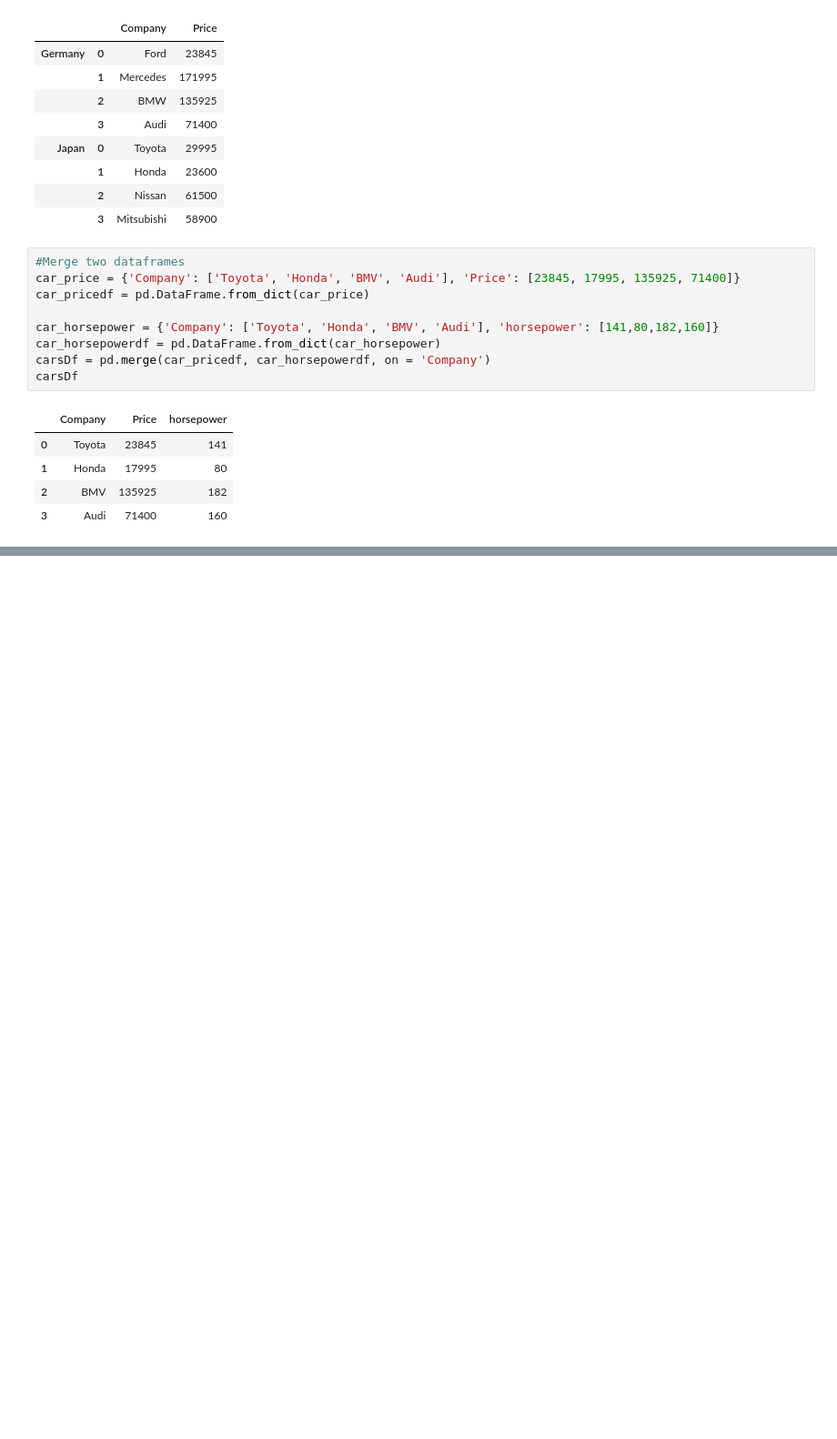
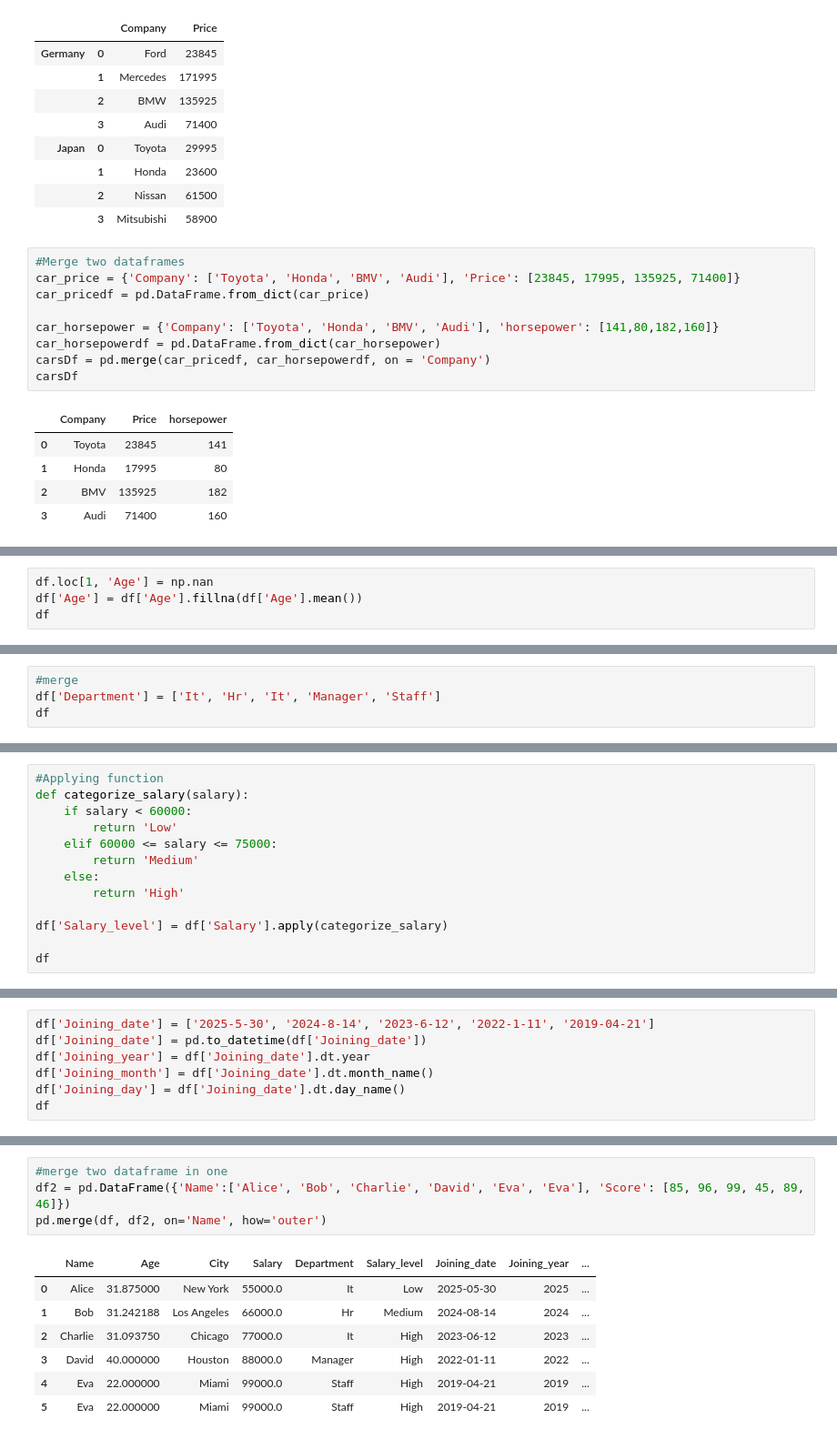
Before and after one commit to chaudhary-dotcom/Python-Beginning-, a Jupyter notebook: pandaDay1.ipynb, the cells around one changed output, grey strips where cells are left out. Shown at 91% size. Cells and saved outputs as stored; diff of their text form; blank space fills up the shorter version.

```diff
--- a/pandaDay1.ipynb
+++ b/pandaDay1.ipynb
@@ -221,0 +290,4 @@ carsDf
+# %%
+df.loc[1, 'Age'] = np.nan
+df['Age'] = df['Age'].fillna(df['Age'].mean())
+df
@@ -221,0 +310,4 @@ carsDf
+# %%
+#merge
+df['Department'] = ['It', 'Hr', 'It', 'Manager', 'Staff']
+df
@@ -221,0 +332,13 @@ carsDf
+# %%
+#Applying function
+def categorize_salary(salary):
+    if salary < 60000:
+        return 'Low'
+    elif 60000 <= salary <= 75000:
+        return 'Medium'
+    else:
+        return 'High'
+
+df['Salary_level'] = df['Salary'].apply(categorize_salary)
+
+df
@@ -221,0 +352,7 @@ carsDf
+# %%
+df['Joining_date'] = ['2025-5-30', '2024-8-14', '2023-6-12', '2022-1-11', '2019-04-21']
+df['Joining_date'] = pd.to_datetime(df['Joining_date'])
+df['Joining_year'] = df['Joining_date'].dt.year
+df['Joining_month'] = df['Joining_date'].dt.month_name()
+df['Joining_day'] = df['Joining_date'].dt.day_name()
+df
@@ -221,0 +366,12 @@ carsDf
+# %%
+#merge two dataframe in one
+df2 = pd.DataFrame({'Name':['Alice', 'Bob', 'Charlie', 'David', 'Eva', 'Eva'], 'Score': [85, 96, 99, 45, 89, 46]})
+pd.merge(df, df2, on='Name', how='outer')
+# %% [output]
+|  | Name | Age | City | Salary | Department | Salary_level | Joining_date | Joining_year | ... |
+| 0 | Alice | 31.875000 | New York | 55000.0 | It | Low | 2025-05-30 | 2025 | ... |
+| 1 | Bob | 31.242188 | Los Angeles | 66000.0 | Hr | Medium | 2024-08-14 | 2024 | ... |
+| 2 | Charlie | 31.093750 | Chicago | 77000.0 | It | High | 2023-06-12 | 2023 | ... |
+| 3 | David | 40.000000 | Houston | 88000.0 | Manager | High | 2022-01-11 | 2022 | ... |
+| 4 | Eva | 22.000000 | Miami | 99000.0 | Staff | High | 2019-04-21 | 2019 | ... |
+| 5 | Eva | 22.000000 | Miami | 99000.0 | Staff | High | 2019-04-21 | 2019 | ... |
```
Also changed, not shown: parts of 16 cells of this notebook.
